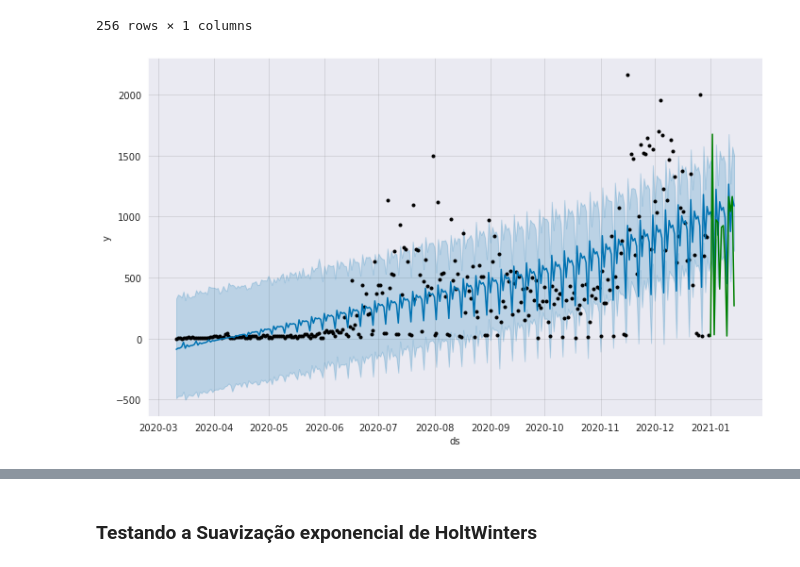
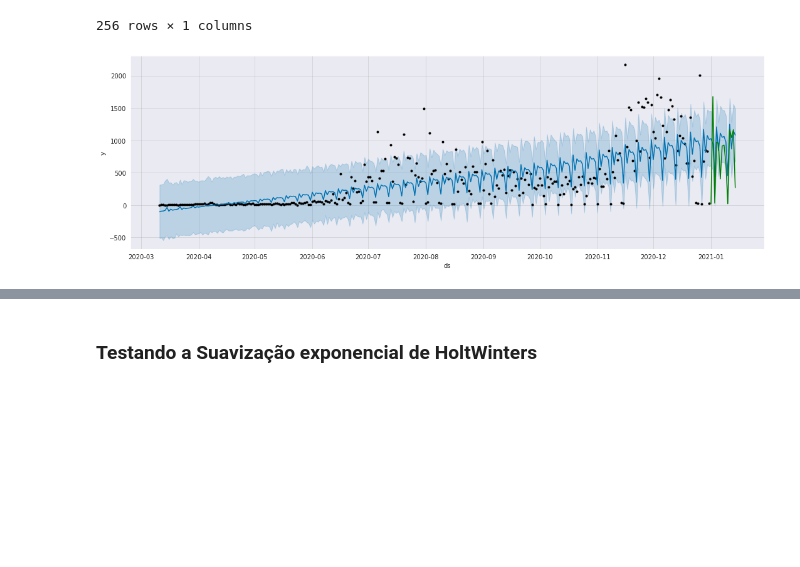
Before and after one commit to ClarisseAlvarenga/bootcamp_datascience_alura, a Jupyter notebook: SEMANA04/Clarisse_Alvarenga_Projeto_Bootcamp_Alura_Módulo_4 (1).ipynb, the cells around one changed output, grey strips where cells are left out. Cells and saved outputs as stored; diff of their text form; code cells hidden in the pictures; blank space fills up the shorter version.

```diff
--- a/SEMANA04/Clarisse_Alvarenga_Projeto_Bootcamp_Alura_Módulo_4 (1).ipynb
+++ b/SEMANA04/Clarisse_Alvarenga_Projeto_Bootcamp_Alura_Módulo_4 (1).ipynb
@@ -953,0 +988,4 @@ modelo_p_obitos = Prophet(seasonality_mode='multiplicative')
+# %%
+#instanciando o modelo
+modelo_prophet = Prophet(seasonality_mode='multiplicative',daily_seasonality=True,
+                         changepoints=['2020-06-13','2020-08-17','2020-09-07', '2020-09-27', '2020-11-27'])
@@ -1002,9 +1042,9 @@ resultado_casos = modelo_prophet_casos.predict(futuro_casos)
 resultado_obitos = modelo_prophet_obitos.predict(futuro_obitos)
 # %%
 #plotando o resultado
-modelo_prophet_casos.plot(resultado_casos)
+modelo_prophet_casos.plot(resultado_casos, figsize=(15,5))
 sns.lineplot(x=confirmados_teste.index, y=confirmados_teste['CONFIRMADO'], color='g');
 # %% [output]
-[figure, old version]
+[figure, new version]
 # %%
 #plotando o resultado
```
Also changed, not shown: parts of 67 cells of this notebook.
